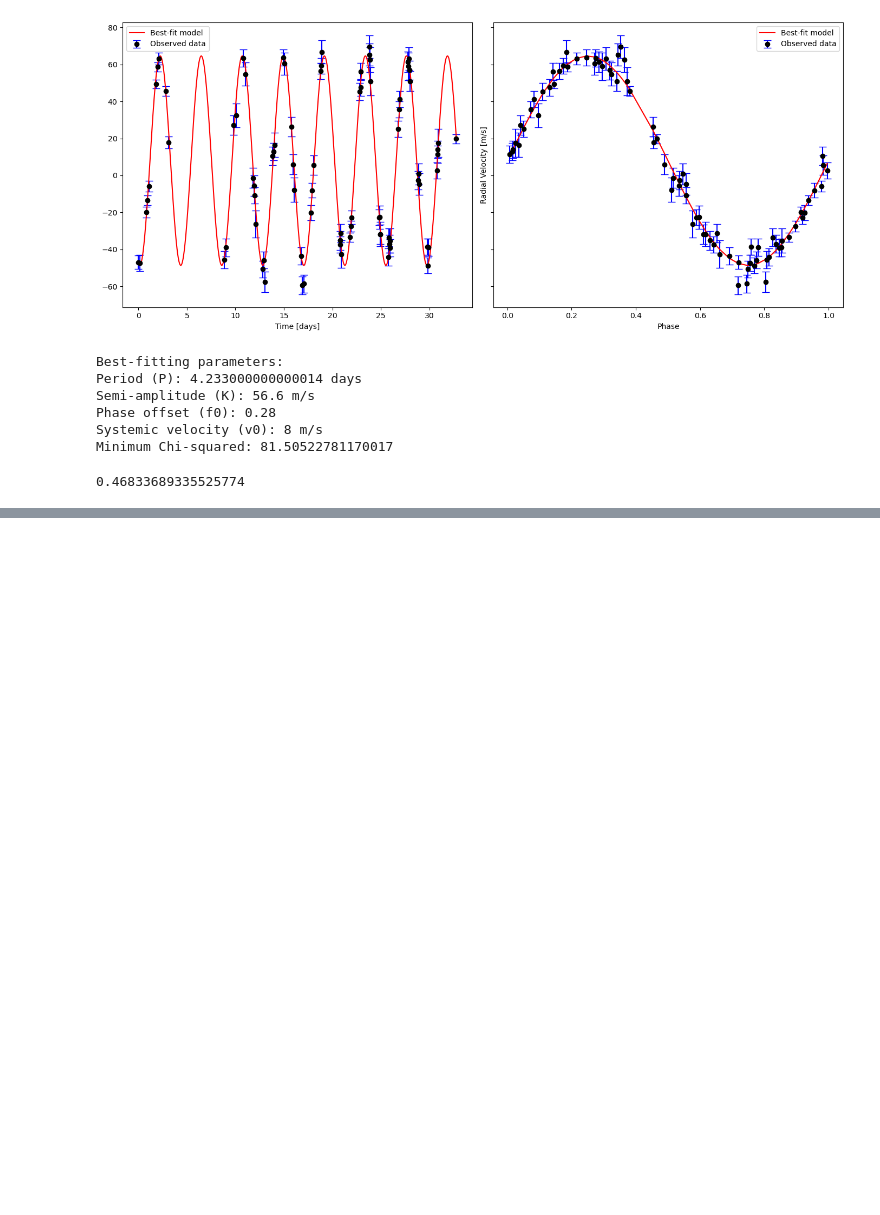
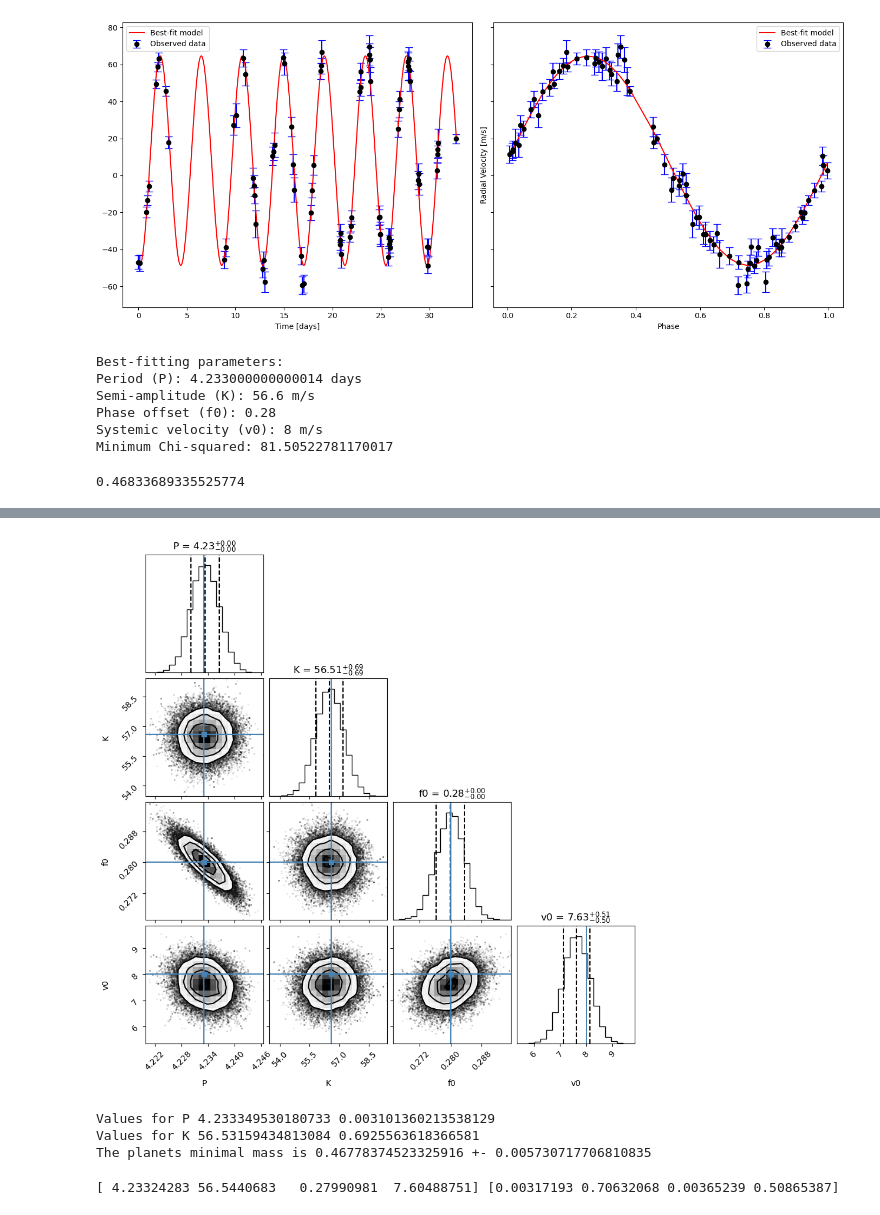
Before and after one commit to TapWhite/ALOP-2, a Jupyter notebook: problems.ipynb, the cells around one changed output, grey strips where cells are left out. Cells and saved outputs as stored; diff of their text form; code cells hidden in the pictures; blank space fills up the shorter version.

```diff
--- a/problems.ipynb
+++ b/problems.ipynb
@@ -238,0 +347,39 @@ print(minimal_planet_mass)
+# %%
+fig = corner.corner(
+    samples,
+    labels=labels,
+    truths=[best_P, best_K, best_f0, best_v0],
+    quantiles=[0.16, 0.5, 0.84],
+    show_titles=True,
+)
+plt.savefig("pdf/corner.pdf")
+# %% [output]
+[figure, added]
+# %%
+median_P = np . percentile ( samples [: , 0] , 50.0)
+p16_P = np . percentile ( samples [: , 0] , 16)
+p84_P = np . percentile ( samples [: , 0] , 84)
+sigma_P = 0.5 * ( p84_P - p16_P)
+print('Values for P', median_P, sigma_P)
+
+median_K = np . percentile ( samples [: , 1] , 50.0)
+p16_K = np . percentile ( samples [: , 1] , 16)
+p84_K = np . percentile ( samples [: , 1] , 84)
+sigma_K = 0.5 * ( p84_K - p16_K)
+print('Values for K',median_K, sigma_K)
+
+
+minimal_planet_mass = calculate_Mp(1.06 * M_sun.value, median_P *24*3600, 90, median_K, P_error= sigma_P, K_error=sigma_K) / M_jup.value
+print('The planets minimal mass is',minimal_planet_mass[0], '+-', minimal_planet_mass[1])
+# %% [output]
+Values for P 4.233349530180733 0.003101360213538129
+Values for K 56.53159434813084 0.6925563618366581
+The planets minimal mass is 0.46778374523325916 +- 0.005730717706810835
+# %%
+# Try to find the differencees using scipy.curvefit
+from scipy.optimize import curve_fit
+
+popt, pcov = curve_fit(vrad, time, vrad_obs, sigma=vrad_uncertainty, p0=[best_P, best_K, best_f0, best_v0])
+print(popt, np.sqrt(np.diag(pcov)))
+# %% [output]
+[ 4.23324283 56.5440683   0.27990981  7.60488751] [0.00317193 0.70632068 0.00365239 0.50865387]
```
Also changed, not shown: parts of 10 cells of this notebook, 6 other files.
